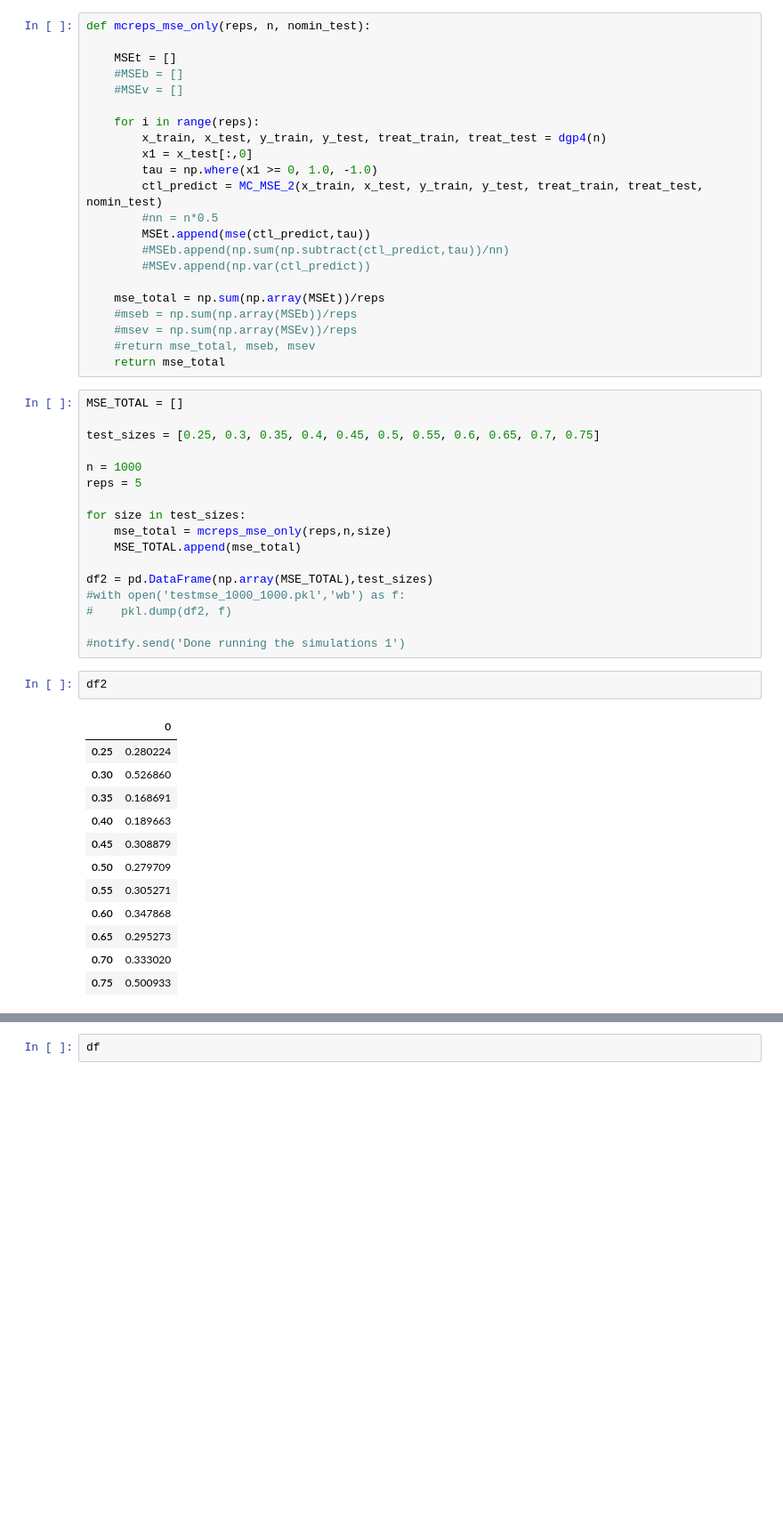
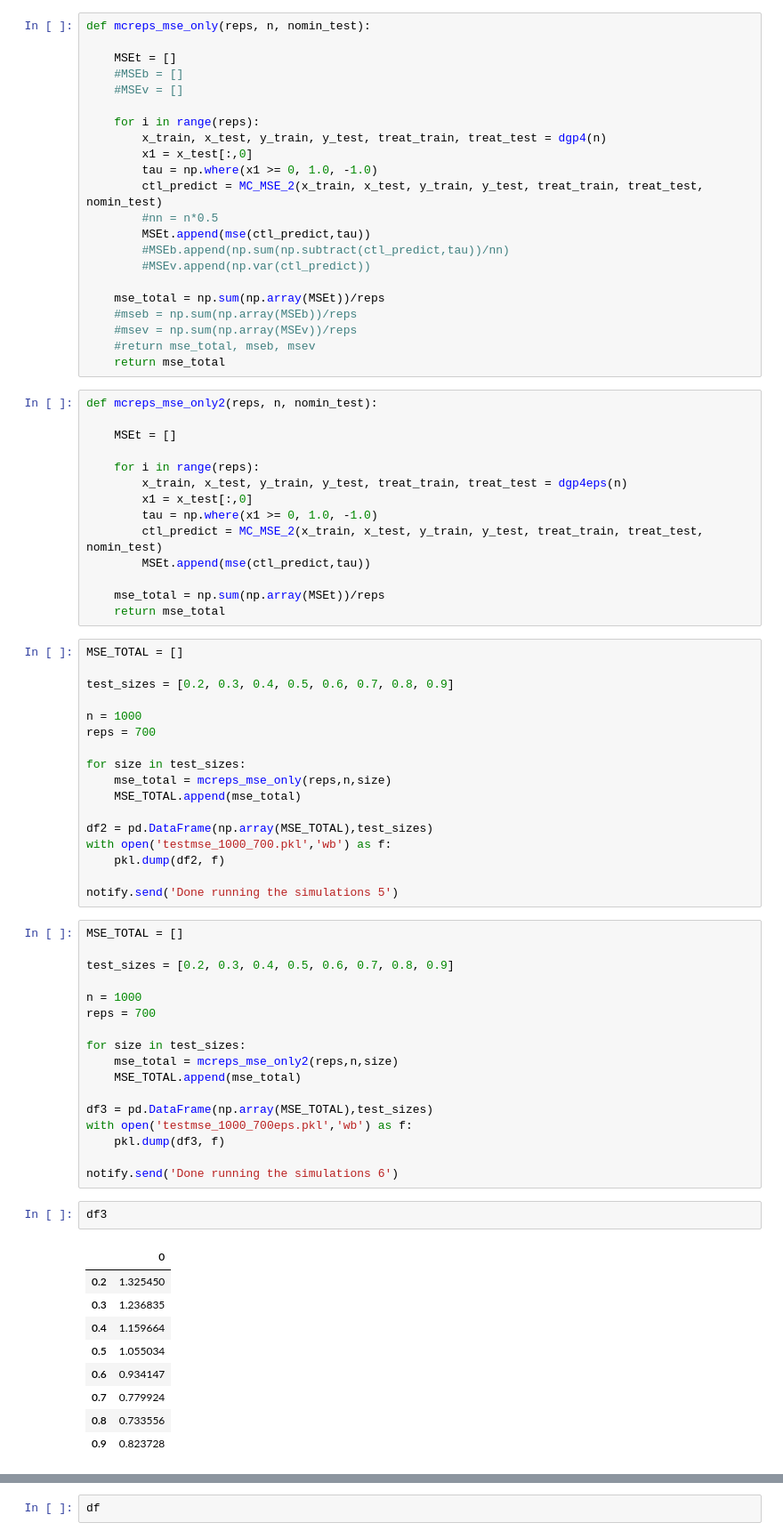
Before and after one commit to nominmar/codes1, a Jupyter notebook: CTL/test7_MSE-Copy1.ipynb, the cells around one changed output, grey strips where cells are left out. Shown at 89% size. Cells and saved outputs as stored; diff of their text form; blank space fills up the shorter version.

```diff
--- a/CTL/test7_MSE-Copy1.ipynb
+++ b/CTL/test7_MSE-Copy1.ipynb
@@ -72,38 +73,66 @@ def mcreps_mse_only(reps, n, nomin_test):
     #msev = np.sum(np.array(MSEv))/reps
     #return mse_total, mseb, msev
     return mse_total
+# %%
+def mcreps_mse_only2(reps, n, nomin_test):
+
+    MSEt = []
+
+    for i in range(reps):
+        x_train, x_test, y_train, y_test, treat_train, treat_test = dgp4eps(n)
+        x1 = x_test[:,0]
+        tau = np.where(x1 >= 0, 1.0, -1.0)
+        ctl_predict = MC_MSE_2(x_train, x_test, y_train, y_test, treat_train, treat_test, nomin_test)
+        MSEt.append(mse(ctl_predict,tau))
+
+    mse_total = np.sum(np.array(MSEt))/reps
+    return mse_total
 # %%
 MSE_TOTAL = []
 
-test_sizes = [0.25, 0.3, 0.35, 0.4, 0.45, 0.5, 0.55, 0.6, 0.65, 0.7, 0.75]
+test_sizes = [0.2, 0.3, 0.4, 0.5, 0.6, 0.7, 0.8, 0.9]
 
 n = 1000
-reps = 5
+reps = 700
 
 for size in test_sizes:
     mse_total = mcreps_mse_only(reps,n,size)
     MSE_TOTAL.append(mse_total)
 
 df2 = pd.DataFrame(np.array(MSE_TOTAL),test_sizes)
-#with open('testmse_1000_1000.pkl','wb') as f:
-#    pkl.dump(df2, f)
+with open('testmse_1000_700.pkl','wb') as f:
+    pkl.dump(df2, f)
 
-#notify.send('Done running the simulations 1')
+notify.send('Done running the simulations 5')
-# %%
-df2
-# %% [output]
-|  | 0 |
-| 0.25 | 0.280224 |
-| 0.30 | 0.526860 |
-| 0.35 | 0.168691 |
-| 0.40 | 0.189663 |
-| 0.45 | 0.308879 |
-| 0.50 | 0.279709 |
-| 0.55 | 0.305271 |
-| 0.60 | 0.347868 |
-| 0.65 | 0.295273 |
-| 0.70 | 0.333020 |
-| 0.75 | 0.500933 |
+# %%
+MSE_TOTAL = []
+
+test_sizes = [0.2, 0.3, 0.4, 0.5, 0.6, 0.7, 0.8, 0.9]
+
+n = 1000
+reps = 700
+
+for size in test_sizes:
+    mse_total = mcreps_mse_only2(reps,n,size)
+    MSE_TOTAL.append(mse_total)
+
+df3 = pd.DataFrame(np.array(MSE_TOTAL),test_sizes)
+with open('testmse_1000_700eps.pkl','wb') as f:
+    pkl.dump(df3, f)
+
+notify.send('Done running the simulations 6')
+# %%
+df3
+# %% [output]
+|  | 0 |
+| 0.2 | 1.325450 |
+| 0.3 | 1.236835 |
+| 0.4 | 1.159664 |
+| 0.5 | 1.055034 |
+| 0.6 | 0.934147 |
+| 0.7 | 0.779924 |
+| 0.8 | 0.733556 |
+| 0.9 | 0.823728 |
 # %%
 MSE_TOTAL = []
 
```
Also changed, not shown: parts of 2 cells of this notebook, 7 other files.
